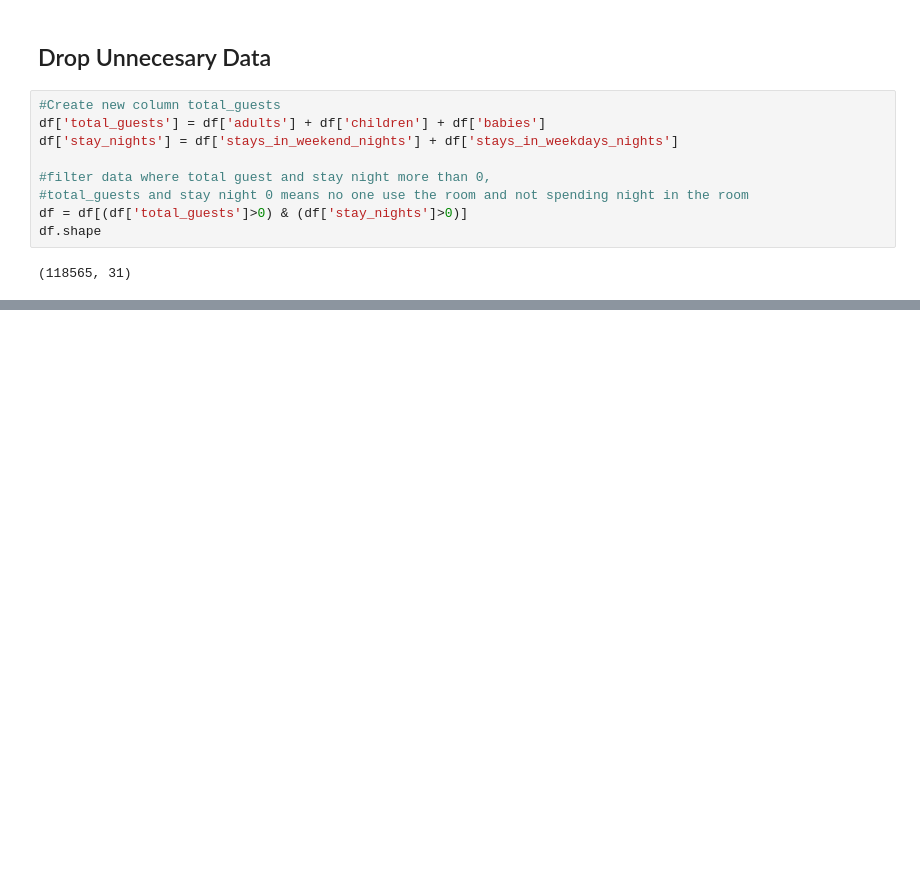
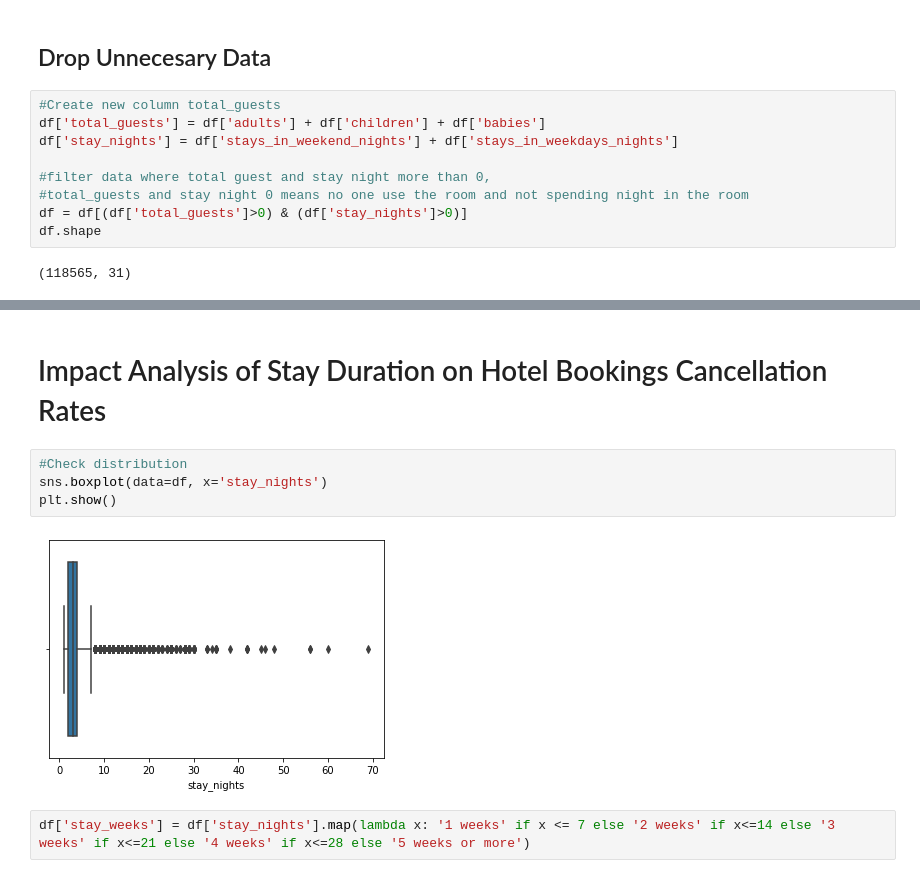
Before and after one commit to jarni66/investigate_hotel_business_data_visualization, a Jupyter notebook: mp_datavis.ipynb, the cells around one changed output, grey strips where cells are left out. Cells and saved outputs as stored; diff of their text form; blank space fills up the shorter version.

```diff
--- a/mp_datavis.ipynb
+++ b/mp_datavis.ipynb
@@ -125,0 +215,10 @@ investigate_hotel_business_data_visualization
+# %% [markdown]
+# Impact Analysis of Stay Duration on Hotel Bookings Cancellation Rates
+# %%
+#Check distribution
+sns.boxplot(data=df, x='stay_nights')
+plt.show()
+# %% [output]
+[figure, added]
+# %%
+df['stay_weeks'] = df['stay_nights'].map(lambda x: '1 weeks' if x <= 7 else '2 weeks' if x<=14 else '3 weeks' if x<=21 else '4 weeks' if x<=28 else '5 weeks or more')
```
Also changed, not shown: parts of 24 cells of this notebook.
